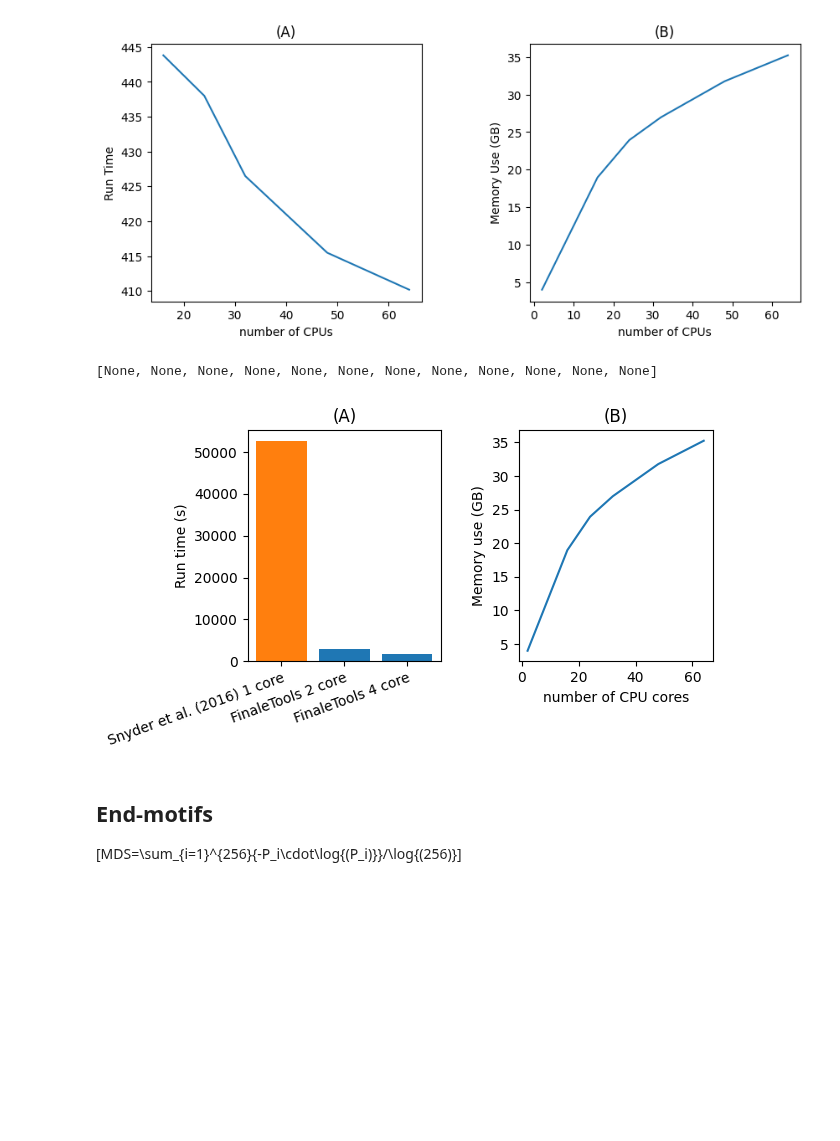
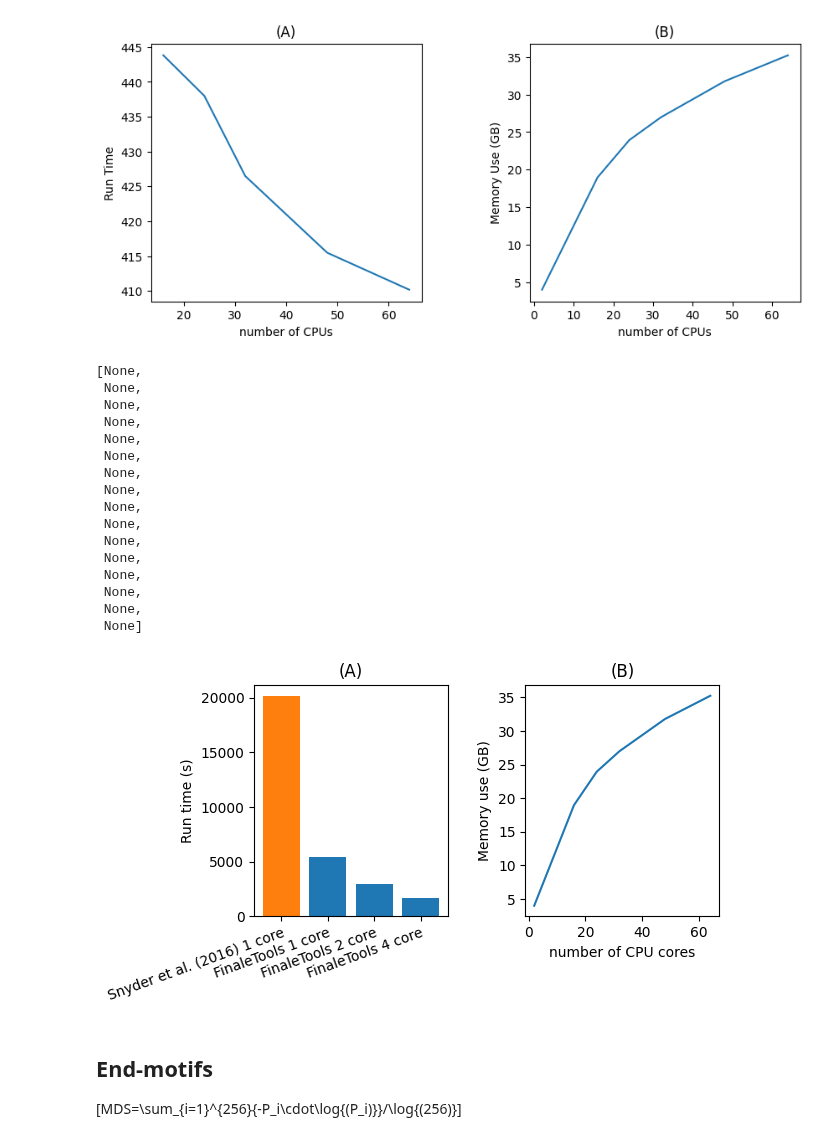
Before and after one commit to epifluidlab/FinaleToolkit, a Jupyter notebook: figs/frag_features_fig.ipynb, the cells around one changed output. Saved outputs shown, nothing was run; the diff lists cells and outputs as text; code cells hidden in the pictures; blank space fills up the shorter version.

Commit message:
Update WPS diagram to include 1 core runtime

```diff
--- a/figs/frag_features_fig.ipynb
+++ b/figs/frag_features_fig.ipynb
@@ -213,37 +213,55 @@ Text(0.5, 1.0, '(B)')
 fig, axes = plt.subplots(1, 2)
 fig.set_size_inches(6, 3)
 fig.subplots_adjust(wspace=0.4)
 trials = [
     'Snyder et al. (2016) 1 core',
+    'FinaleTools 1 core',
     'FinaleTools 2 core',
     'FinaleTools 4 core',
 ]
 run_times = [
-    52567,
+    # 52567,
+    20146,
+    5418,
     2934,
     1716,
 ]
-colors = ['C1', 'C0', 'C0']
+colors = ['C1', 'C0', 'C0', 'C0']
 axes[0].bar(trials, run_times, color=colors)
 # axes[0].set_xlabel('number of CPU cores')
 axes[0].set_ylabel('Run time (s)')
 axes[0].set_title('(A)')
 # axes[0].plot([16, 64],[52567, 52567])
 """
 axes[1].scatter(wps_performance['NCPUS'], wps_performance['TotalCPU'])
 axes[1].set_xlabel('number of CPUs')
 axes[1].set_xlabel('Total CPU Time')
 """
 axes[1].plot(n_cpus_mem['NCPUS'], n_cpus_mem['MaxRSS'])
 axes[1].set_xlabel('number of CPU cores')
 axes[1].set_ylabel('Memory use (GB)')
 axes[1].set_title('(B)')
 
 plt.setp(axes[0].get_xticklabels(), rotation=20, ha="right",
          rotation_mode="anchor")
 # %% [output]
-[None, None, None, None, None, None, None, None, None, None, None, None]
+[None,
+ None,
+ None,
+ None,
+ None,
+ None,
+ None,
+ None,
+ None,
+ None,
+ None,
+ None,
+ None,
+ None,
+ None,
+ None]
-[figure, old version]
+[figure, new version]
 # %%
 cores = [1, 2, 4]
 # %% [markdown]
```
